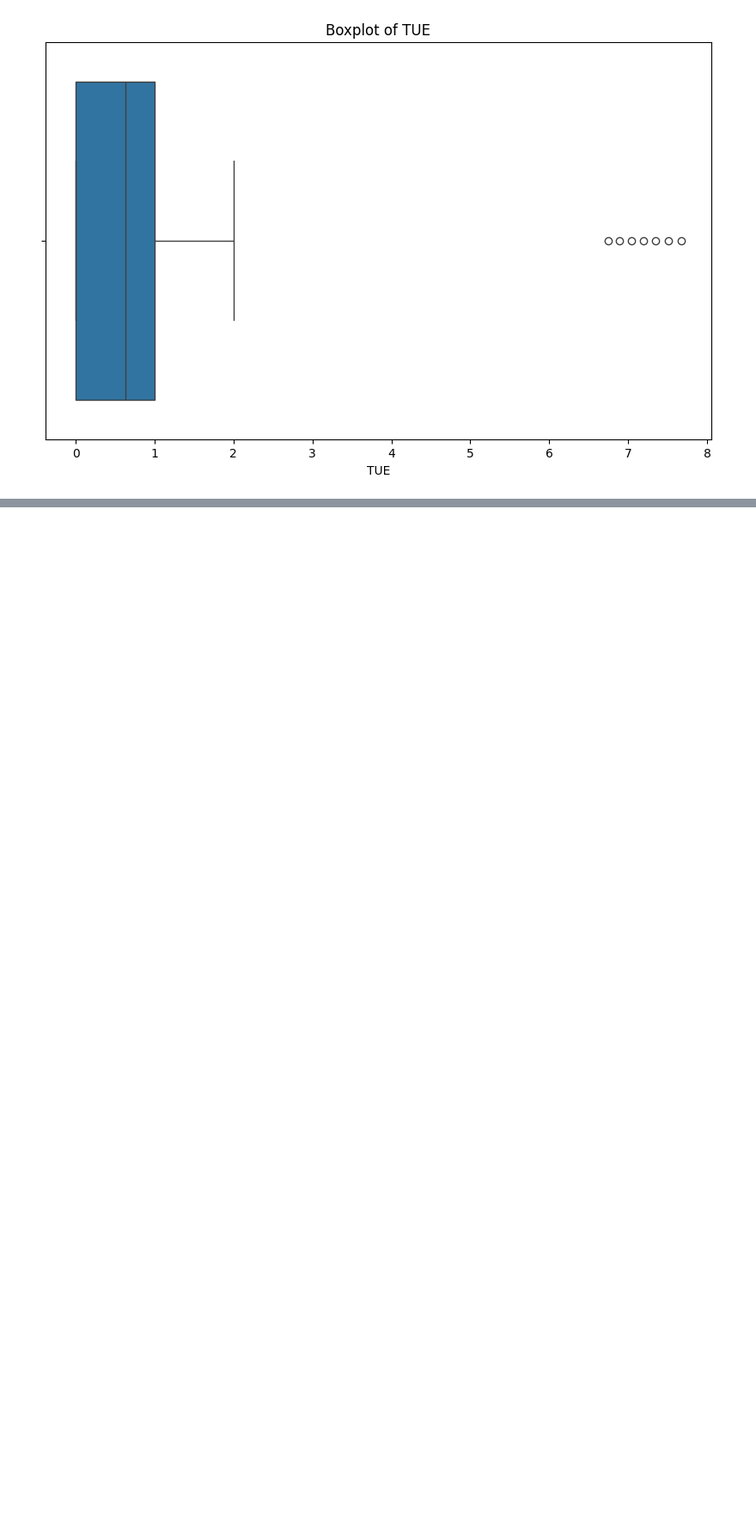
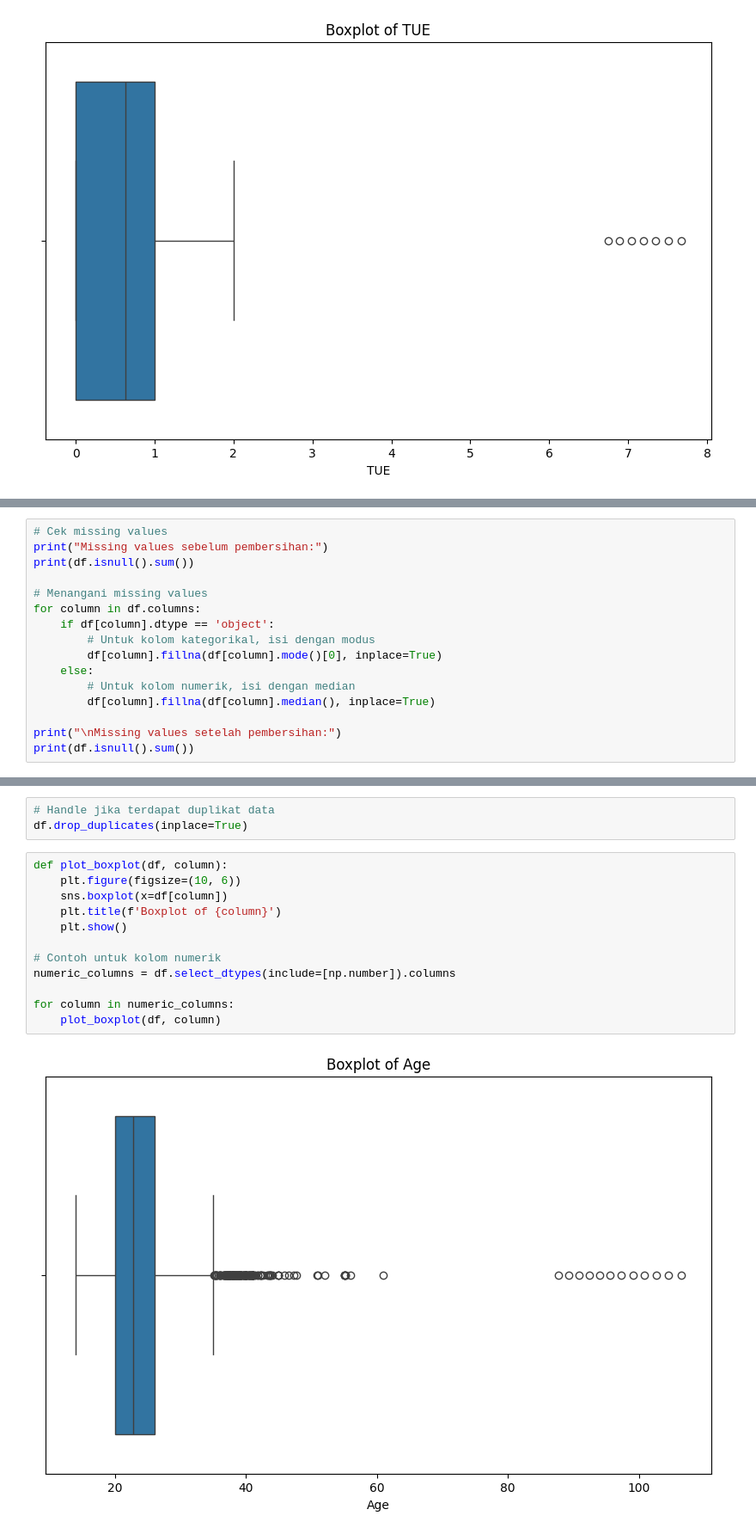
Before and after one commit to andilksn/obesity-predictions-, a Jupyter notebook: capstone_project.ipynb, the cells around one changed output, grey strips where cells are left out. Shown at 86% size. Saved outputs shown, nothing was run; the diff lists cells and outputs as text; blank space fills up the shorter version.

```diff
--- a/capstone_project.ipynb
+++ b/capstone_project.ipynb
@@ -208,0 +286,16 @@ for column in numeric_columns:
+# %%
+# Cek missing values
+print("Missing values sebelum pembersihan:")
+print(df.isnull().sum())
+
+# Menangani missing values
+for column in df.columns:
+    if df[column].dtype == 'object':
+        # Untuk kolom kategorikal, isi dengan modus
+        df[column].fillna(df[column].mode()[0], inplace=True)
+    else:
+        # Untuk kolom numerik, isi dengan median
+        df[column].fillna(df[column].median(), inplace=True)
+
+print("\nMissing values setelah pembersihan:")
+print(df.isnull().sum())
@@ -208,0 +337,17 @@ for column in numeric_columns:
+# %%
+# Handle jika terdapat duplikat data
+df.drop_duplicates(inplace=True)
+# %%
+def plot_boxplot(df, column):
+    plt.figure(figsize=(10, 6))
+    sns.boxplot(x=df[column])
+    plt.title(f'Boxplot of {column}')
+    plt.show()
+
+# Contoh untuk kolom numerik
+numeric_columns = df.select_dtypes(include=[np.number]).columns
+
+for column in numeric_columns:
+    plot_boxplot(df, column)
+# %% [output]
+[figure, added]
```
Also changed, not shown: parts of 79 cells of this notebook, 3 other files.
